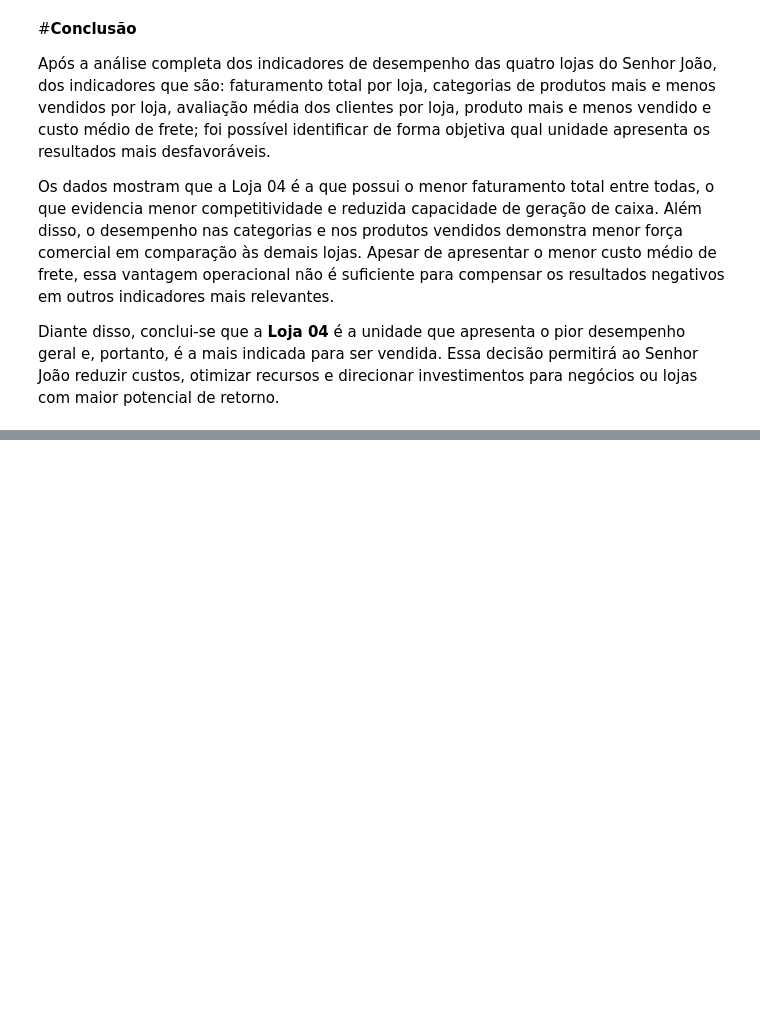
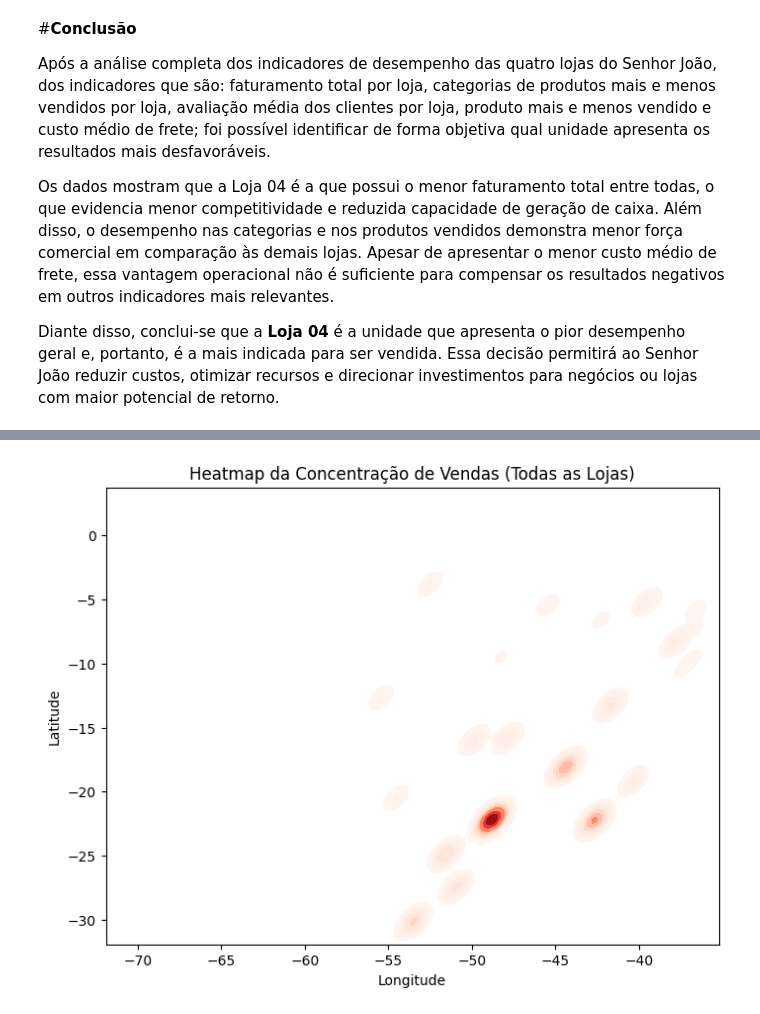
Before and after one commit to Arnaldo-Algave/challenge_Alura_store, a Jupyter notebook: AluraStoreBrasil.ipynb, the cells around one changed output, grey strips where cells are left out. Cells and saved outputs as stored; diff of their text form; code cells hidden in the pictures; blank space fills up the shorter version.

```diff
--- a/AluraStoreBrasil.ipynb
+++ b/AluraStoreBrasil.ipynb
@@ -269,0 +302,17 @@ Diante disso, conclui-se que a **Loja 04** é a unidade que apresenta o pior des
+# %%
+import seaborn as sns
+
+plt.figure(figsize=(8,6))
+sns.kdeplot(
+    x=lojas_unificadas['lon'],
+    y=lojas_unificadas['lat'],
+    cmap="Reds",
+    fill=True,
+    bw_adjust=0.5
+)
+plt.title("Heatmap da Concentração de Vendas (Todas as Lojas)")
+plt.xlabel("Longitude")
+plt.ylabel("Latitude")
+plt.show()
+# %% [output]
+[figure, added]
```
Also changed, not shown: parts of 5 cells of this notebook.
